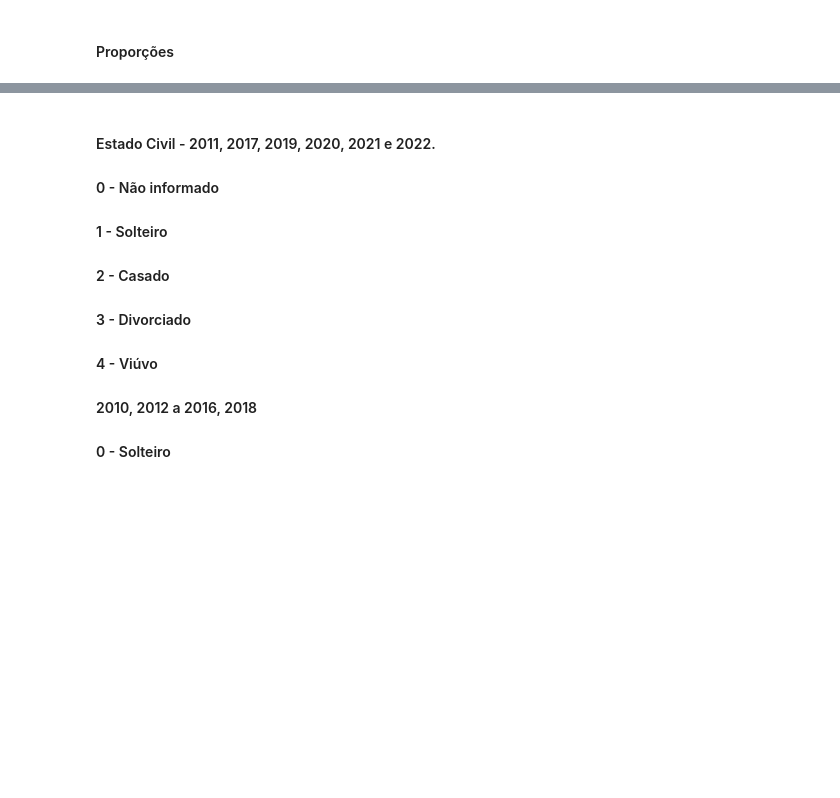
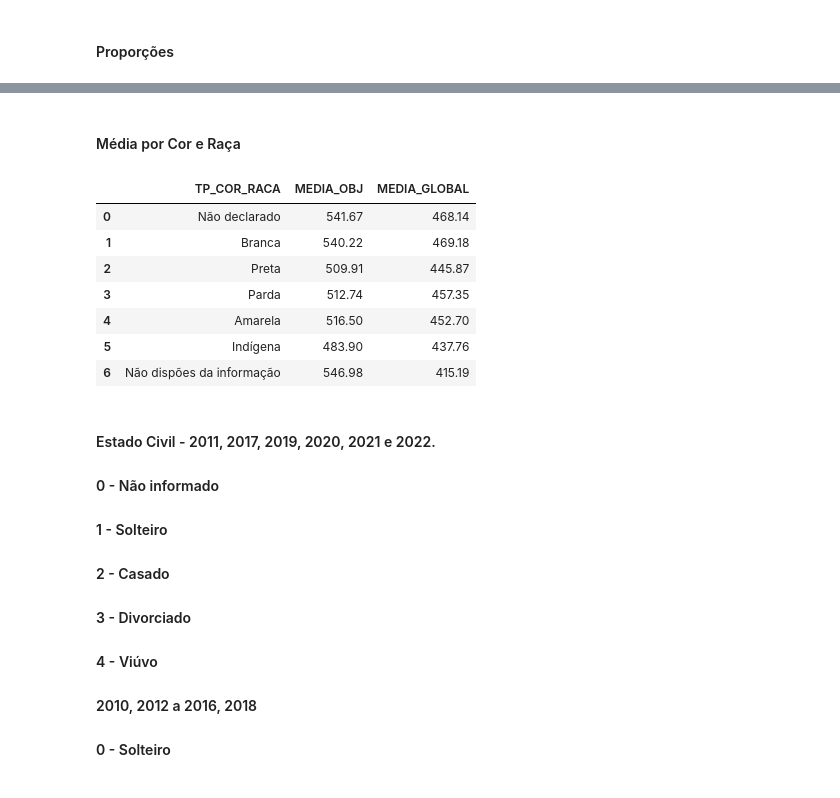
Before and after one commit to Bruno-Santana-Eco/Analise-de-Dados-ENEM, a Jupyter notebook: DataPrep1.ipynb, the cells around one changed output, grey strips where cells are left out. Drawn from its saved outputs; the diff is of its cells as text; code cells hidden in the pictures; blank space fills up the shorter version.

Commit message:
médias qs finalizadas

```diff
--- a/DataPrep1.ipynb
+++ b/DataPrep1.ipynb
@@ -763,6 +827,21 @@ geral6.head(13)
 | 10 | 2020 | 12 | 226 | 158 | 530 | 20 | 5 | ... |
 | 11 | 2021 | 13 | 284 | 156 | 473 | 22 | 5 | ... |
 | 12 | 2022 | 14 | 279 | 152 | 456 | 23 | 10 | ... |
+# %% [markdown]
+#### Média por Cor e Raça
+# %%
+geral6_media = df_enem.groupby('TP_COR_RACA')[['MEDIA_OBJ', 'MEDIA_GLOBAL']].mean().reset_index().round(2)
+geral6_media['TP_COR_RACA'] = geral6_media['TP_COR_RACA'].map({0: 'Não declarado', 1: 'Branca', 2: 'Preta', 3: 'Parda', 4: 'Amarela', 5: 'Indígena', 6: 'Não dispões da informação'})
+geral6_media.head(7)
+# %% [output]
+|  | TP_COR_RACA | MEDIA_OBJ | MEDIA_GLOBAL |
+| 0 | Não declarado | 541.67 | 468.14 |
+| 1 | Branca | 540.22 | 469.18 |
+| 2 | Preta | 509.91 | 445.87 |
+| 3 | Parda | 512.74 | 457.35 |
+| 4 | Amarela | 516.50 | 452.70 |
+| 5 | Indígena | 483.90 | 437.76 |
+| 6 | Não dispões da informação | 546.98 | 415.19 |
 # %% [markdown]
 #### Estado Civil - 2011, 2017, 2019, 2020, 2021 e 2022.
 #### 0 - Não informado
```
Also changed, not shown: parts of 15 cells of this notebook, 1 other file.
